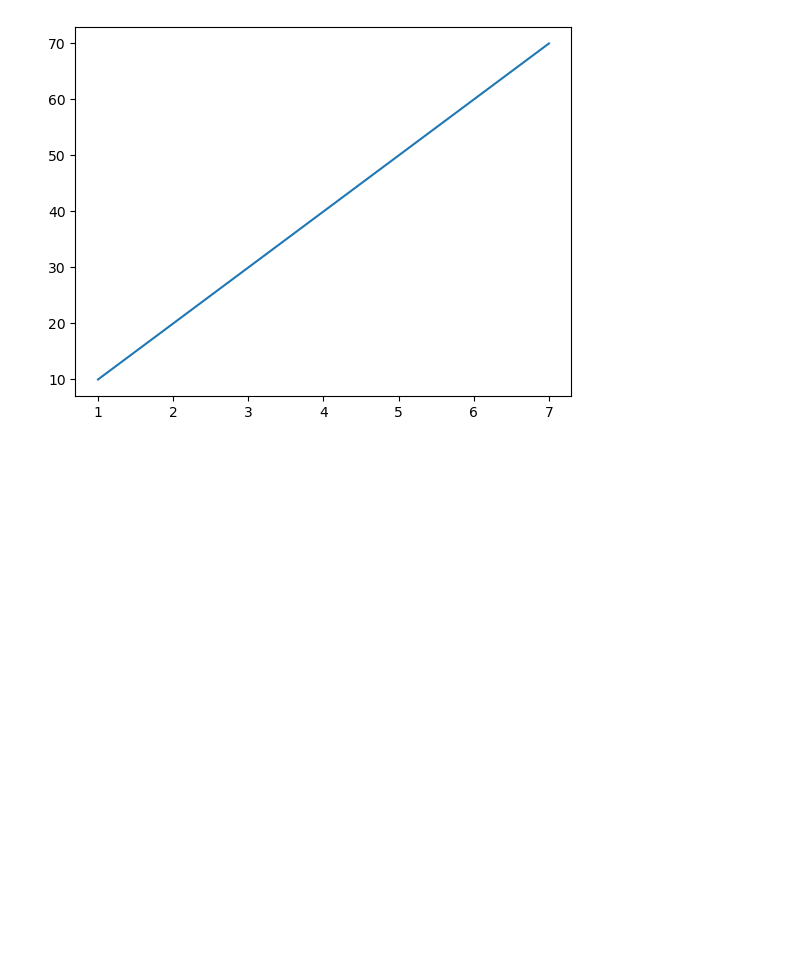
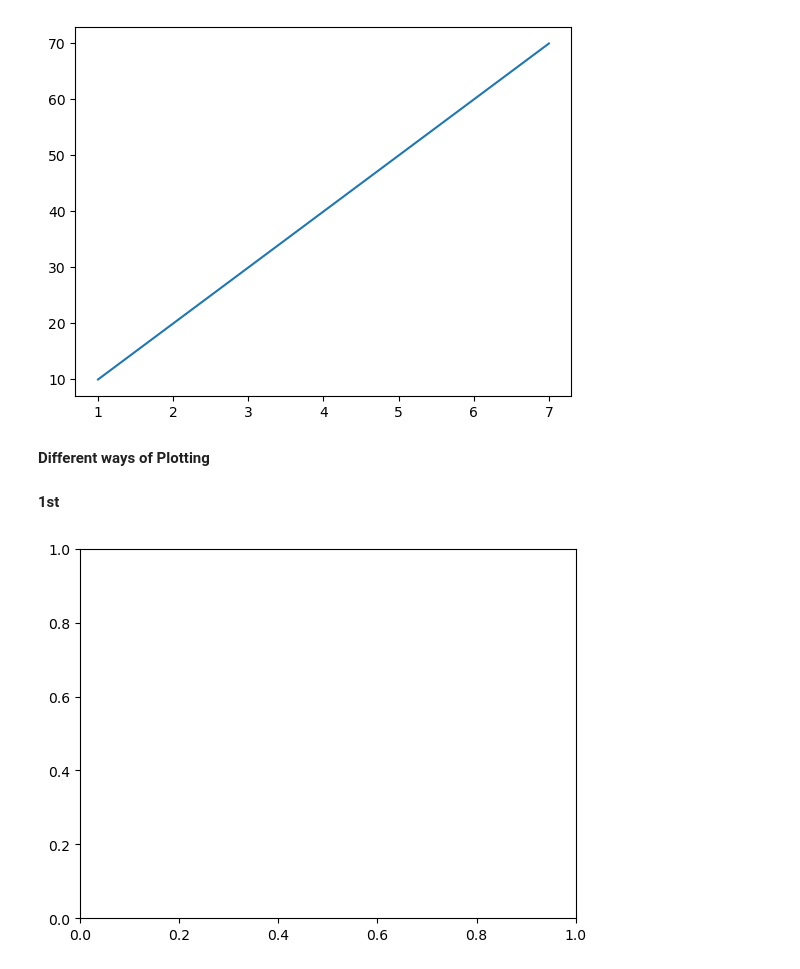
Before and after one commit to bhagya777/NumpyPandas, a Jupyter notebook: Matplotlib.ipynb, the cells around one changed output. Saved outputs shown, nothing was run; the diff lists cells and outputs as text; code cells hidden in the pictures; blank space fills up the shorter version.

```diff
--- a/Matplotlib.ipynb
+++ b/Matplotlib.ipynb
@@ -35,3 +35,13 @@ plt.plot(x,y)
 plt.show()
 # %% [output]
 [figure]
+# %% [markdown]
+**Different ways of Plotting**
+# %% [markdown]
+**1st**
+# %%
+fig=plt.figure()
+ax=fig.add_subplot()
+plt.show()
+# %% [output]
+[figure, added]
```
Also changed, not shown: parts of 7 cells of this notebook.
